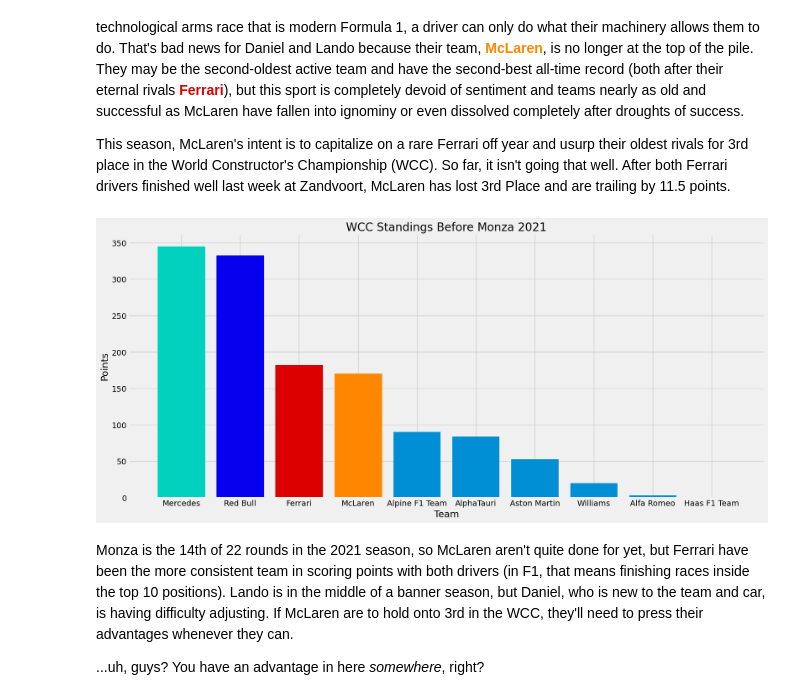
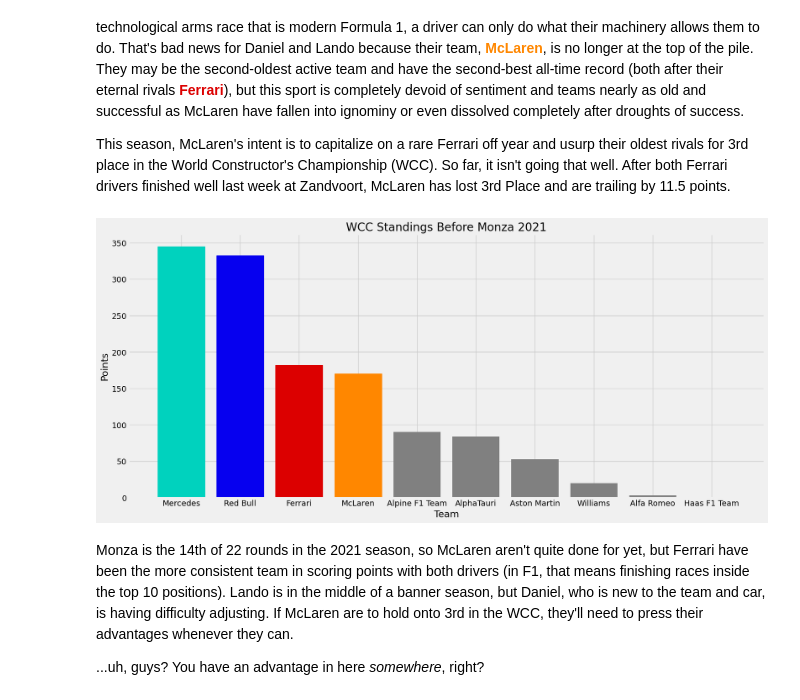
Before and after one commit to orderlogicmachine/f1-pace-analysis, a Jupyter notebook: main.ipynb, the cells around one changed output. Drawn from its saved outputs; the diff is of its cells as text; code cells hidden in the pictures.

Commit message:
Changed coloring on standings chart, wording

```diff
--- a/main.ipynb
+++ b/main.ipynb
@@ -64,22 +64,22 @@ mcl_color = ff1.plotting.team_color('McLaren')
 # %%
 # fig, ax1 = plt.subplots()
 # plt.rcParams['figure.figsize'] = [16, 12]
 # ax1.bar(con_stan_df['Constructor.name'], con_stan_df['points'].astype(float))
 
 plt.style.use('fivethirtyeight')
 plt.figure(figsize = (18, 8))
-bars = plt.bar(standings_df['Constructor.name'], standings_df['points'], linewidth = 1)
+bars = plt.bar(standings_df['Constructor.name'], standings_df['points'], linewidth = 1, color = 'grey')
 # bars = plt.bar(standings_df['Constructor.name'], standings_df['points'], linewidth = 1)
 plt.xlabel('Team')
 plt.ylabel('Points')
 plt.title('WCC Standings Before Monza 2021')
 # bars[2].set_color(fastf1.plotting.team_color(con_stan_df['Constructor.name'].iloc[2]))
 bars[0].set_color(mer_color)
 bars[1].set_color(rb_color)
 bars[2].set_color(fer_color)
 bars[3].set_color(mcl_color)
 # %% [output]
-[figure, old version]
+[figure, new version]
 # %% [markdown]
 Monza is the 14th of 22 rounds in the 2021 season, so McLaren aren't quite done for yet, but Ferrari have been the more consistent team in scoring points with both drivers (in F1, that means finishing races inside the top 10 positions). Lando is in the middle of a banner season, but Daniel, who is new to the team and car, is having difficulty adjusting. If McLaren are to hold onto 3rd in the WCC, they'll need to press their advantages whenever they can.
 
```
Also changed, not shown: parts of 8 cells of this notebook.
